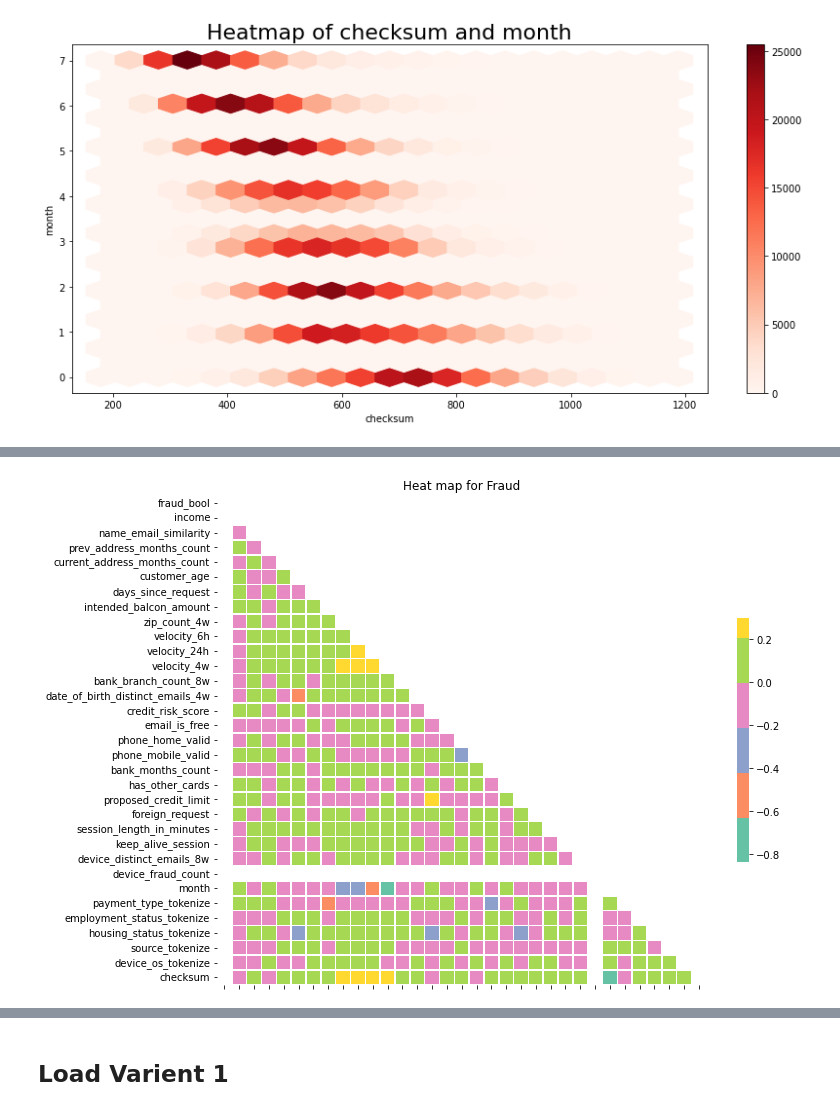
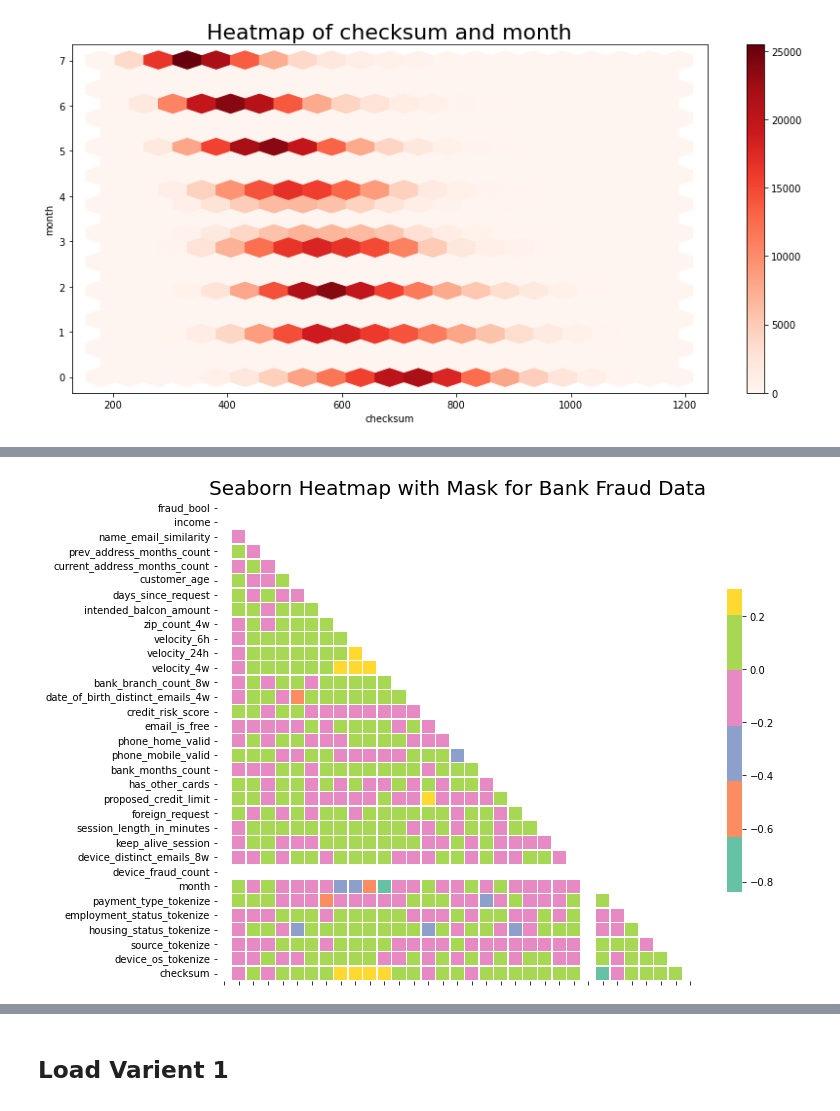
Before and after one commit to PacktPublishing/Data-Augmentation-with-Python, a Jupyter notebook: data_augmentation_with_python_chapter_9.ipynb, the cells around one changed output, grey strips where cells are left out. Drawn from its saved outputs; the diff is of its cells as text; code cells hidden in the pictures.

```diff
--- a/data_augmentation_with_python_chapter_9.ipynb
+++ b/data_augmentation_with_python_chapter_9.ipynb
@@ -469,5 +526,6 @@ pluto.draw_tabular_heatmap(pluto.df_bank_tokenize_data, x='checksum', y='month')
 # %%
 pluto.df_bank_fraud_data = pluto.df_bank_tokenize_data[pluto.df_bank_tokenize_data.fraud_bool == 1]
+pluto.df_bank_fraud_data.reset_index(drop=True,inplace=True)
 # %%
 df.info()
 # %% [output]
@@ -520,7 +605,7 @@ corr = pluto.df_bank_fraud_data.corr()
 mask = numpy.triu(numpy.ones_like(corr, dtype=bool))
 
 # Set up the matplotlib figure
-cavas, pic = matplotlib.pyplot.subplots(figsize=(11, 9))
+canvas, pic = matplotlib.pyplot.subplots(figsize=(11, 9))
 
 # Generate a custom diverging colormap
 cmap = seaborn.diverging_palette(230, 20, as_cmap=True)
@@ -531,7 +616,7 @@ seaborn.heatmap(corr, mask=mask, cmap='Set2', vmax=.3, center=0,
   ax=pic)
 #
 pic.set_xticklabels([])
-pic.set_title("Heat map for Fraud")
+pic.set_title("Seaborn Heatmap with Mask for Bank Fraud Data",fontsize=20.0)
 canvas.tight_layout()
 pluto._drop_image(canvas)
 canvas.show()
@@ -541,4 +626,4 @@ Wall time: 2.64 s
-[figure, old version]
+[figure, new version]
 # %%
 # # Compute the correlation matrix
 # corr = pluto.df_bank_tokenize_data[['checksum','payment_type_tokenize']].corr()
```
Also changed, not shown: parts of 46 cells of this notebook.
